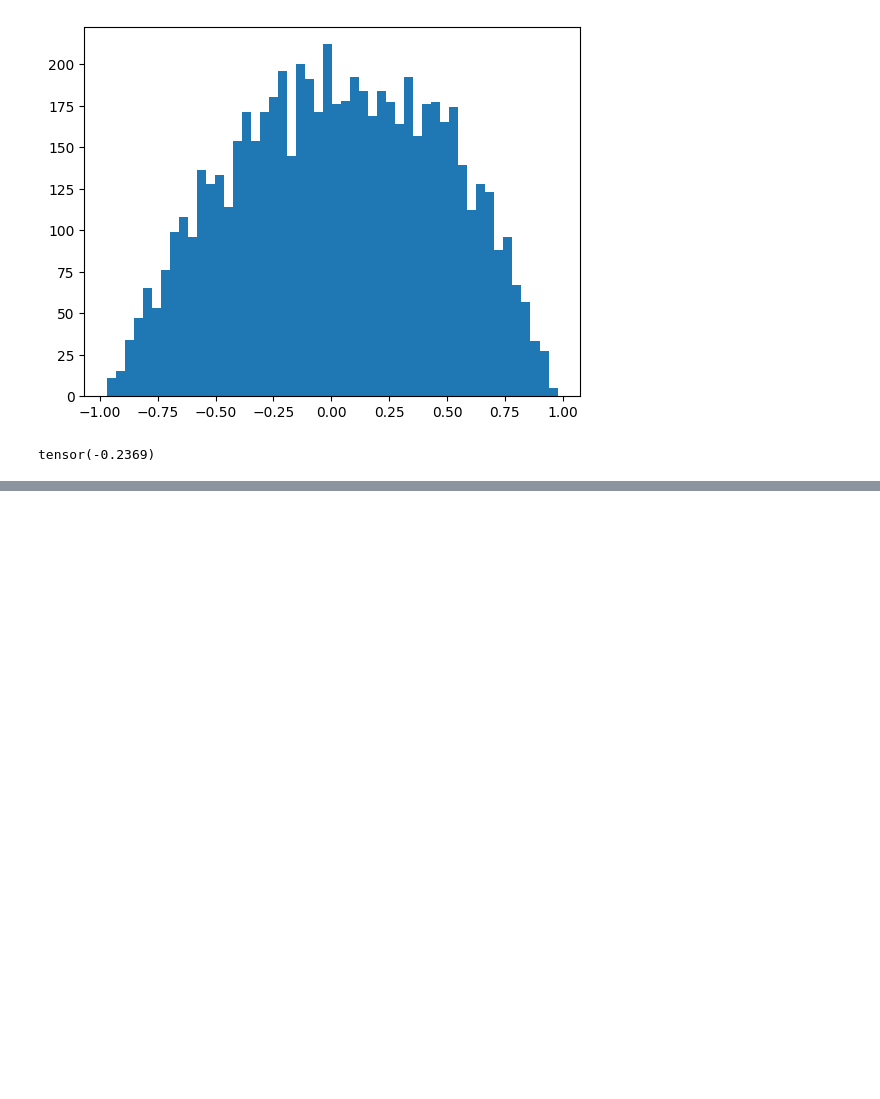
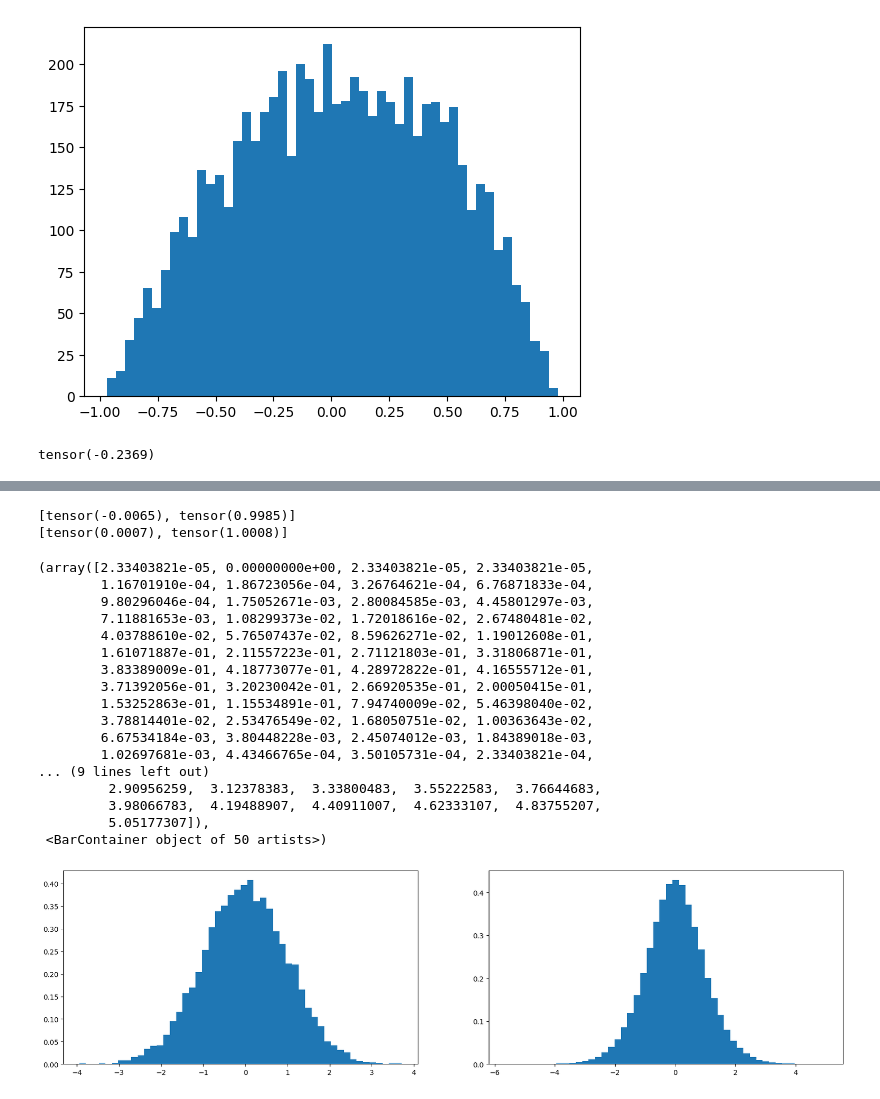
Before and after one commit to AryannSharmaa/makemore, a Jupyter notebook: makemore_mlp2.ipynb, the cells around one changed output, grey strips where cells are left out. Drawn from its saved outputs; the diff is of its cells as text; code cells hidden in the pictures; blank space fills up the shorter version.

```diff
--- a/makemore_mlp2.ipynb
+++ b/makemore_mlp2.ipynb
@@ -246,0 +332,32 @@ tensor([[ 1.6836,  0.7068,  0.5450, -0.7304,  0.8623,  0.1975, -1.3893,  0.7920,
+# %%
+xrand=torch.randn(1000,10)
+wrand=torch.randn(10,200)
+yrand=xrand@wrand/10**0.5
+print([xrand.mean(),xrand.std()])
+print([yrand.mean(),yrand.std()])
+plt.figure(figsize=(20,5))
+plt.subplot(121)
+plt.hist(xrand.view(-1).tolist(),50,density=True)
+plt.subplot(122)
+plt.hist(yrand.view(-1),50,density=True)
+# %% [output]
+[tensor(-0.0065), tensor(0.9985)]
+[tensor(0.0007), tensor(1.0008)]
+(array([2.33403821e-05, 0.00000000e+00, 2.33403821e-05, 2.33403821e-05,
+        1.16701910e-04, 1.86723056e-04, 3.26764621e-04, 6.76871833e-04,
+        9.80296046e-04, 1.75052671e-03, 2.80084585e-03, 4.45801297e-03,
+        7.11881653e-03, 1.08299373e-02, 1.72018616e-02, 2.67480481e-02,
+        4.03788610e-02, 5.76507437e-02, 8.59626271e-02, 1.19012608e-01,
+        1.61071887e-01, 2.11557223e-01, 2.71121803e-01, 3.31806871e-01,
+        3.83389009e-01, 4.18773077e-01, 4.28972822e-01, 4.16555712e-01,
+        3.71392056e-01, 3.20230042e-01, 2.66920535e-01, 2.00050415e-01,
+        1.53252863e-01, 1.15534891e-01, 7.94740009e-02, 5.46398040e-02,
+        3.78814401e-02, 2.53476549e-02, 1.68050751e-02, 1.00363643e-02,
+        6.67534184e-03, 3.80448228e-03, 2.45074012e-03, 1.84389018e-03,
+        1.02697681e-03, 4.43466765e-04, 3.50105731e-04, 2.33403821e-04,
+... (9 lines left out)
+         2.90956259,  3.12378383,  3.33800483,  3.55222583,  3.76644683,
+         3.98066783,  4.19488907,  4.40911007,  4.62333107,  4.83755207,
+         5.05177307]),
+ <BarContainer object of 50 artists>)
+[figure, added]
```
Also changed, not shown: parts of 19 cells of this notebook.
